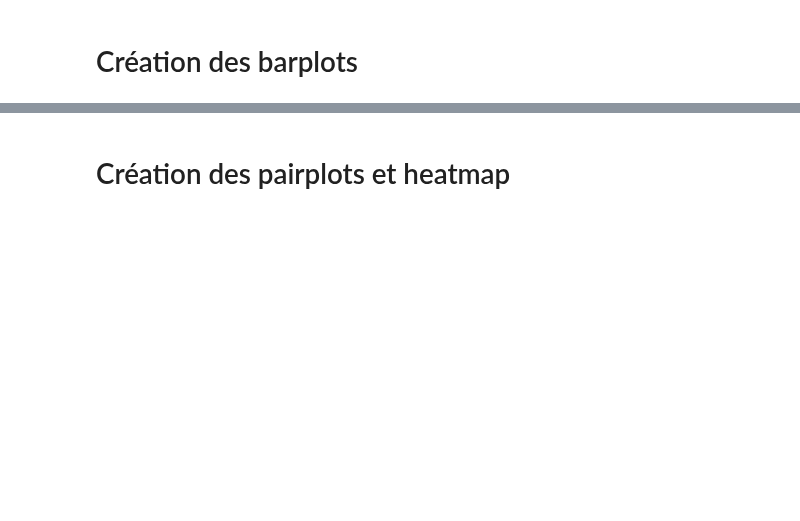
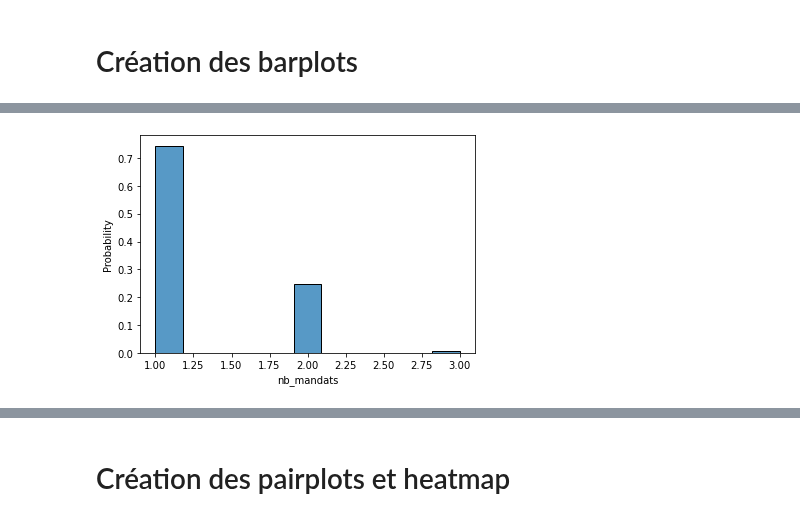
Before and after one commit to p-contamin/Prediction-de-l-activite-des-deputes-francais, a Jupyter notebook: 2. Data Viz/Graphiques de visualisation.ipynb, the cells around one changed output, grey strips where cells are left out. Saved outputs shown, nothing was run; the diff lists cells and outputs as text; code cells hidden in the pictures; blank space fills up the shorter version.

```diff
--- a/2. Data Viz/Graphiques de visualisation.ipynb
+++ b/2. Data Viz/Graphiques de visualisation.ipynb
@@ -56,2 +58,4 @@ annee_naiss_dep = sns.histplot(data = deputes, x = "annee_naissance", stat='coun
 # %%
-nb_mandats_dep = sns.histplot(data = basevraimentfinale, x = 'nb_mandats', stat='probability')
+nb_mandats_depute = sns.histplot(data = tab_final, x = 'nb_mandats', stat='probability')
+# %% [output]
+[figure, added]
```
Also changed, not shown: parts of 11 cells of this notebook.
